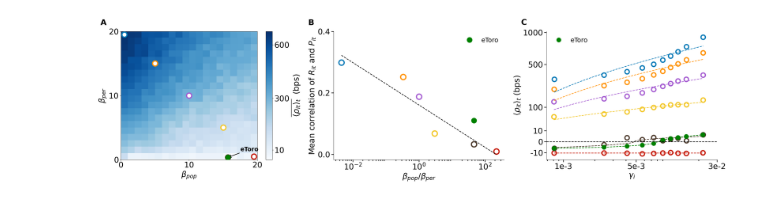
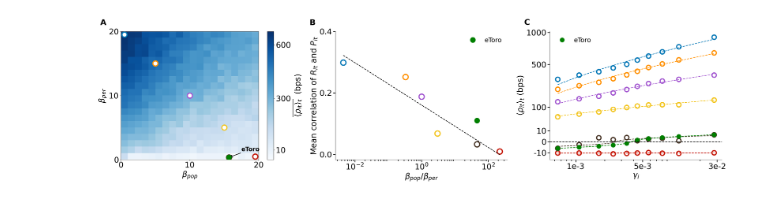
Before and after one commit to SUNLab-NetSI/when-influence-misleads, a Jupyter notebook: Notebook/Figure3.ipynb, the cells around one changed output. Cells and saved outputs as stored; diff of their text form; code cells hidden in the pictures.

```diff
--- a/Notebook/Figure3.ipynb
+++ b/Notebook/Figure3.ipynb
@@ -118,40 +118,40 @@ ax3.yaxis.set_major_formatter(FuncFormatter(lambda y, _: f"{inverse_signed_sqrt(
 
 for (beta_pop, beta_perf), color in pair_colors.items():
     df_sub = df_panelC[(df_panelC["beta_pop"] == beta_pop) & (df_panelC["beta_perf"] == beta_perf)]
     if df_sub.empty:
         continue
     et_gam = df_sub["Gamma"]
     mean_perf = df_sub["mean"]
-    ax3.plot(et_gam/5000, mean_perf, 'o', color=color, mfc='none', mec=color, mew=4, markersize=15)
+    ax3.plot(df_etoro_C["gamma"], mean_perf, 'o', color=color, mfc='none', mec=color, mew=4, markersize=15)
 
-    if len(et_gam) > 1:
-        log_gamma = np.log(et_gam)
+    if len(df_etoro_C["gamma"]) > 1:
+        log_gamma = np.log(df_etoro_C["gamma"])
         slope, intercept = np.polyfit(log_gamma, mean_perf, 1)
-        x_fit = np.linspace(min(et_gam), max(et_gam), 100)
+        x_fit = np.linspace(min(df_etoro_C["gamma"]), max(df_etoro_C["gamma"]), 100)
         y_fit = slope * np.log(x_fit) + intercept
-        ax3.plot(x_fit/5000, y_fit, linestyle='--', color=color, alpha=1.0, linewidth=2)
+        ax3.plot(x_fit, y_fit, linestyle='--', color=color, alpha=1.0, linewidth=2)
 
-
-ax3.plot(df_etoro_C["gamma"]/5000, df_etoro_C["predicted_perf"], 'o', color='green', mfc='green', mec='green', label='eToro', markersize=15)
-ax3.plot(df_etoro_C["gamma"]/5000, df_etoro_C["predicted_perf"], linestyle='--', color='green', linewidth=2)
+# eToro points
+ax3.plot(df_etoro_C["gamma"], df_etoro_C["predicted_perf"], 'o', color='green', mfc='green', mec='green', label='eToro', markersize=15)
+ax3.plot(df_etoro_C["gamma"], df_etoro_C["predicted_perf"], linestyle='--', color='green', linewidth=2)
 
 ax3.axhline(0, color='black', linestyle='--', linewidth=2)
 ax3.set_xlabel(r'$\gamma_i$', fontsize=27)
 ax3.set_ylabel(r'$\langle\rho_{it}\rangle_t$ (bps)', fontsize=27)
 ax3.set_xscale('log')
 ax3.set_xticks([0.001, 0.005, 0.03])
 ax3.set_xticklabels(['1e-3', '5e-3', '3e-2'])
 ax3.set_yticks([-10, 0.0, 10, 100, 500, 1000])
 ax3.set_yticklabels(['-10', '0', '10', '100', '500', '1000'])
 ax3.tick_params(axis='both', which='major', labelsize=27, length=8, width=2)
 ax3.tick_params(axis='both', which='minor', labelsize=20, length=4, width=2)
 ax3.legend(fontsize=22, loc='upper left', frameon=False)
 ax3.grid(False)
 sns.despine(ax=ax3)
 ax3.text(-0.15, 1.05, 'C', transform=ax3.transAxes, size=27, weight='bold')
 
 plt.tight_layout()
-plt.savefig('../images/figure_3.pdf', format='pdf')
+
 plt.show()
 # %% [output]
-[figure, old version]
+[figure, new version]
```
Also changed, not shown: 1 other file.
